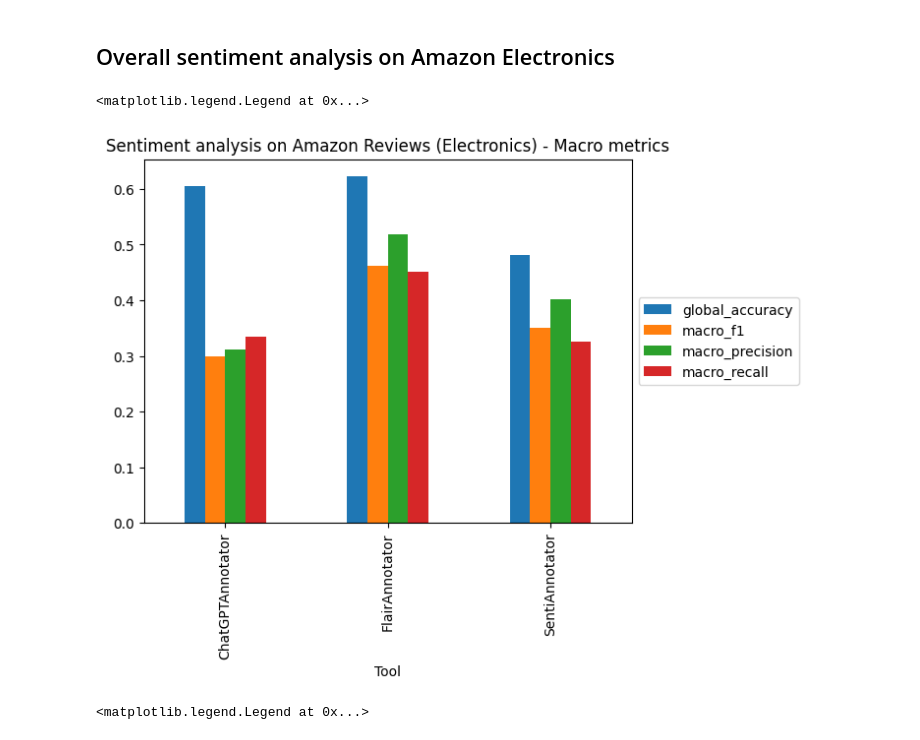
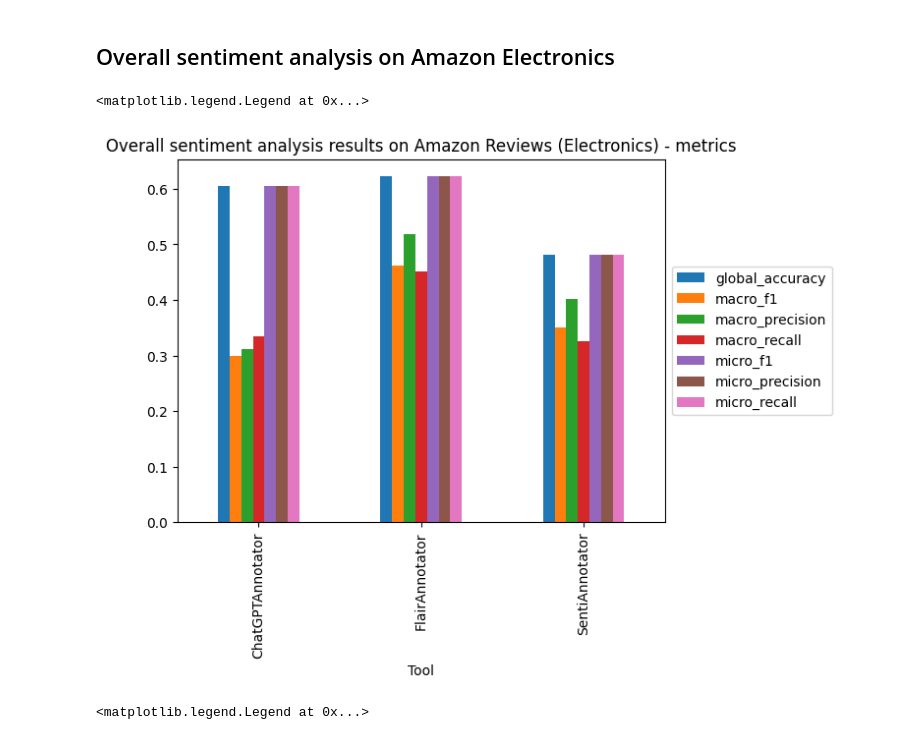
Before and after one commit to grant-TraDA/NLP-2023W, a Jupyter notebook: 10. Product opinions and news/Project1/MS4/codes/results_presentation.ipynb, the cells around one changed output. Drawn from its saved outputs; the diff is of its cells as text; code cells hidden in the pictures.

```diff
--- a/10. Product opinions and news/Project1/MS4/codes/results_presentation.ipynb
+++ b/10. Product opinions and news/Project1/MS4/codes/results_presentation.ipynb
@@ -10,14 +10,14 @@ import matplotlib.pyplot as plt
 ## Overall sentiment analysis on Amazon Electronics
 # %%
 results = pd.read_csv('results/results_amazon_5000.csv', index_col=0)
-results = results[results["Statistic"].isin(['global_accuracy', 'macro_precision', 'macro_recall', 'macro_f1'])]
+results = results[results["Statistic"].isin(['global_accuracy', 'macro_precision', 'macro_recall', 'macro_f1', 'micro_precision', 'micro_recall', 'micro_f1'])]
 results['Value'] = results['Value'].astype(float)
 results_pivot = results.pivot(index='Name', columns='Statistic', values='Value')
-ax = results_pivot.plot.bar(title = "Sentiment analysis on Amazon Reviews (Electronics) - Macro metrics", xlabel="Tool")
+ax1 = results_pivot.plot.bar(title = "Overall sentiment analysis results on Amazon Reviews (Electronics) - metrics", xlabel="Tool")
 plt.legend(loc='center left', bbox_to_anchor=(1.0, 0.5))
 # %% [output]
 <matplotlib.legend.Legend at 0x...>
-[figure, old version]
+[figure, new version]
 # %%
 results = pd.read_csv('results/results_amazon_5000.csv', index_col=0)
 results = results[results["Statistic"].isin(['micro_precision', 'micro_recall', 'micro_f1'])]
```
Also changed, not shown: parts of 3 cells of this notebook, 16 other files.
